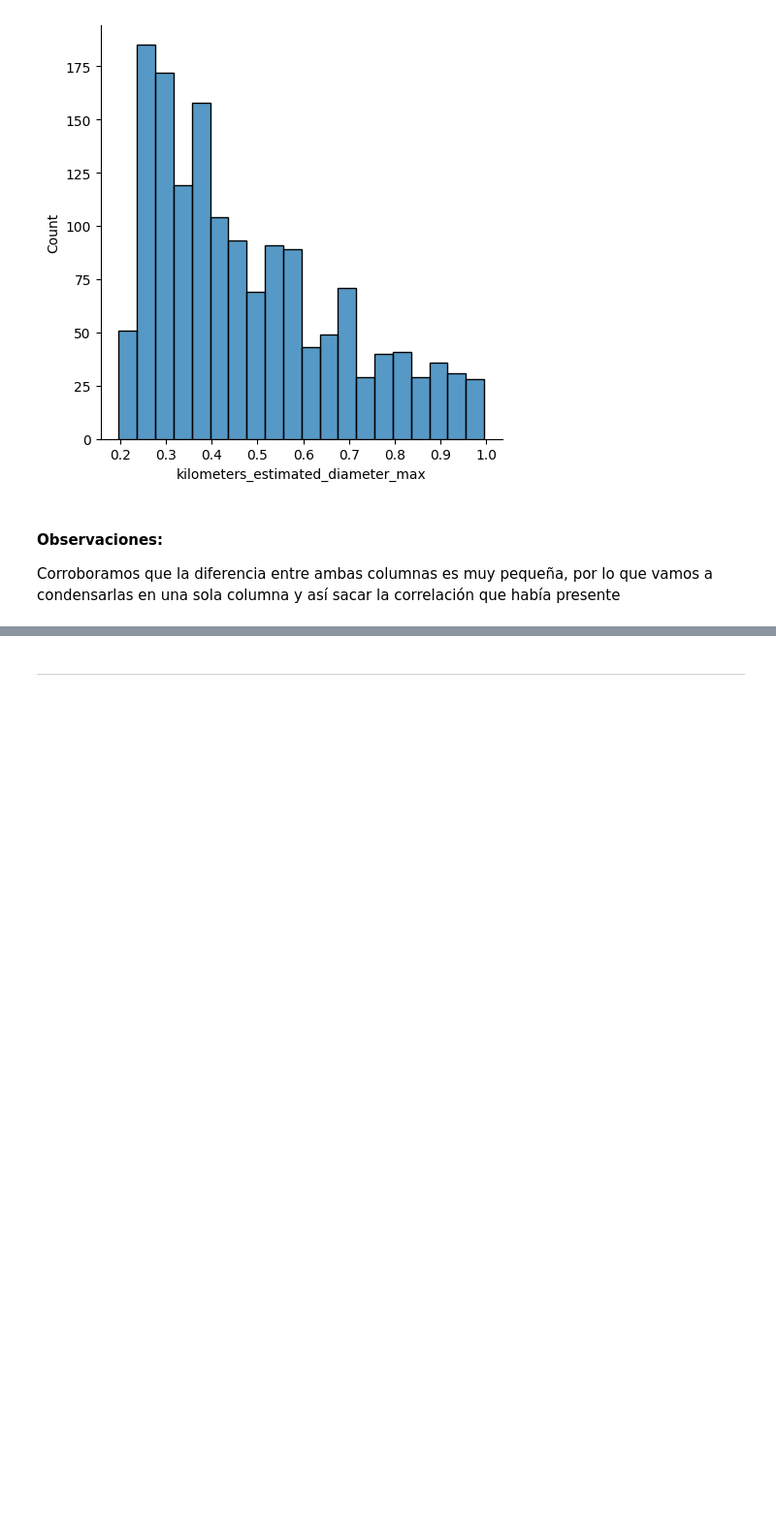
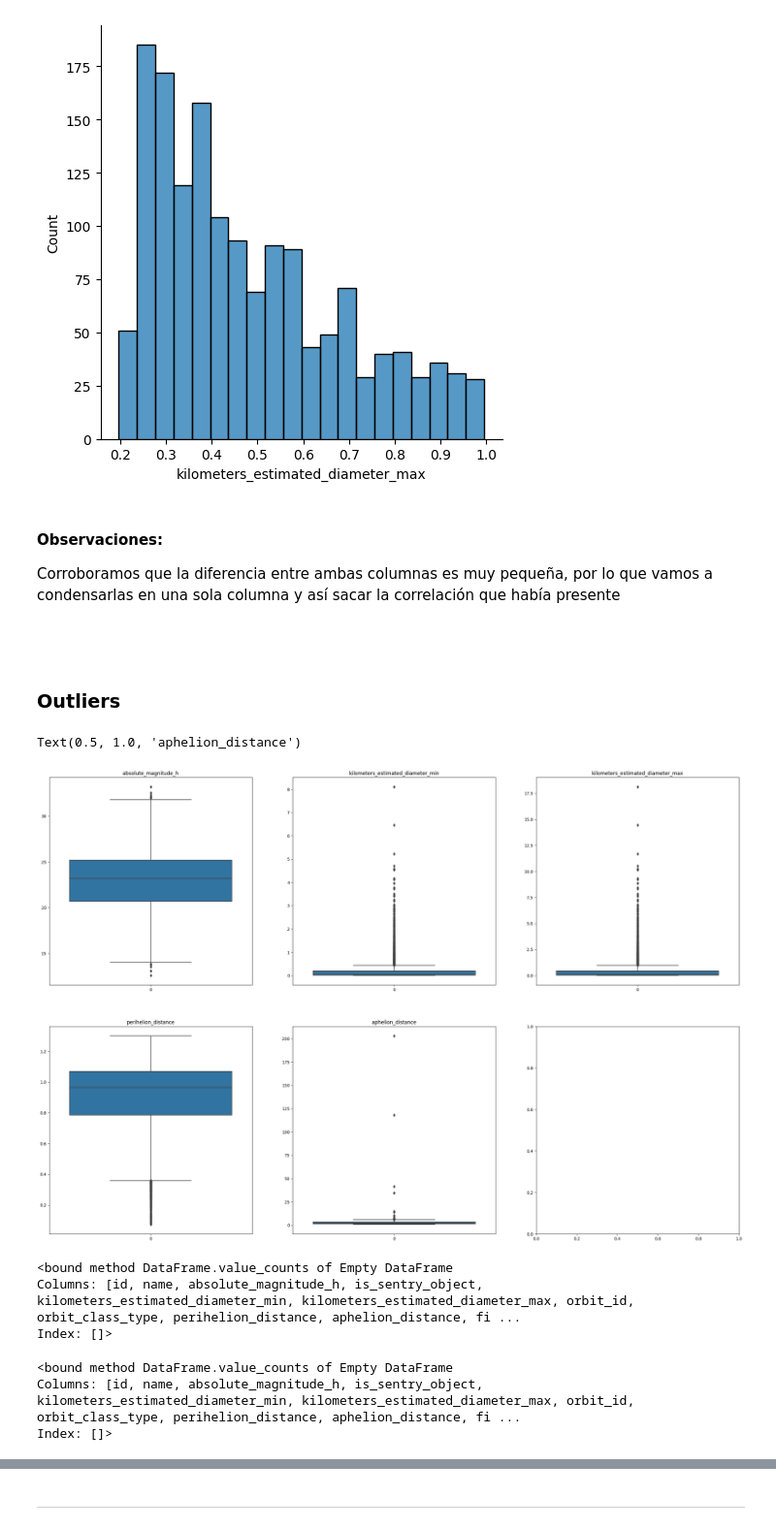
Before and after one commit to lusilve44/Final-Project-4Geeks, a Jupyter notebook: src/explore.ipynb, the cells around one changed output, grey strips where cells are left out. Shown at 97% size. Drawn from its saved outputs; the diff is of its cells as text; code cells hidden in the pictures; blank space fills up the shorter version.

```diff
--- a/src/explore.ipynb
+++ b/src/explore.ipynb
@@ -544,3 +560,55 @@ plt.show()
 #### Observaciones:
 
 Corroboramos que la diferencia entre ambas columnas es muy pequeña, por lo que vamos a condensarlas en una sola columna y así sacar la correlación que había presente
+# %% [markdown]
+<br>
+# %% [markdown]
+### Outliers
+# %%
+fig, axes = plt.subplots(2,3,figsize=(30, 20))
+
+# ['absolute_magnitude_h', 'kilometers_estimated_diameter_min', 'kilometers_estimated_diameter_max', 'perihelion_distance', 'aphelion_distance']
+
+sns.boxplot(data=df_united['absolute_magnitude_h'],ax=axes[0][0])
+axes[0][0].set_title('absolute_magnitude_h')
+
+sns.boxplot(data=df_united['kilometers_estimated_diameter_min'],ax=axes[0][1])
+axes[0][1].set_title('kilometers_estimated_diameter_min')
+
+sns.boxplot(data=df_united['kilometers_estimated_diameter_max'],ax=axes[0][2])
+axes[0][2].set_title('kilometers_estimated_diameter_max')
+
+sns.boxplot(data=df_united['perihelion_distance'],ax=axes[1][0])
+axes[1][0].set_title('perihelion_distance')
+
+sns.boxplot(data=df_united['aphelion_distance'],ax=axes[1][1])
+axes[1][1].set_title('aphelion_distance')
+# %% [output]
+Text(0.5, 1.0, 'aphelion_distance')
+[figure, added]
+# %%
+# 'absolute_magnitude_h'
+
+stat = df_united['absolute_magnitude_h'].describe()
+IQR = stat['75%'] - stat['25%']
+superior = stat['75%'] + IQR*1.5
+inferior = stat['25%'] - IQR*1.5
+
+df_united[(df_united['absolute_magnitude_h'] < inferior) & (df_united['absolute_magnitude_h'] > superior)].value_counts
+# %% [output]
+<bound method DataFrame.value_counts of Empty DataFrame
+Columns: [id, name, absolute_magnitude_h, is_sentry_object, kilometers_estimated_diameter_min, kilometers_estimated_diameter_max, orbit_id, orbit_class_type, perihelion_distance, aphelion_distance, fi ...
+Index: []>
+# %%
+# 'perihelion_distance'
+
+stat = df_united['perihelion_distance'].describe()
+IQR = stat['75%'] - stat['25%']
+superior = stat['75%'] + IQR*1.5
+inferior = stat['25%'] - IQR*1.5
+
+df_united[(df_united['perihelion_distance'] < inferior) & (df_united['perihelion_distance'] > superior)].value_counts
+# %% [output]
+<bound method DataFrame.value_counts of Empty DataFrame
+Columns: [id, name, absolute_magnitude_h, is_sentry_object, kilometers_estimated_diameter_min, kilometers_estimated_diameter_max, orbit_id, orbit_class_type, perihelion_distance, aphelion_distance, fi ...
+Index: []>
```
Also changed, not shown: parts of 49 cells of this notebook, 11 other files.
